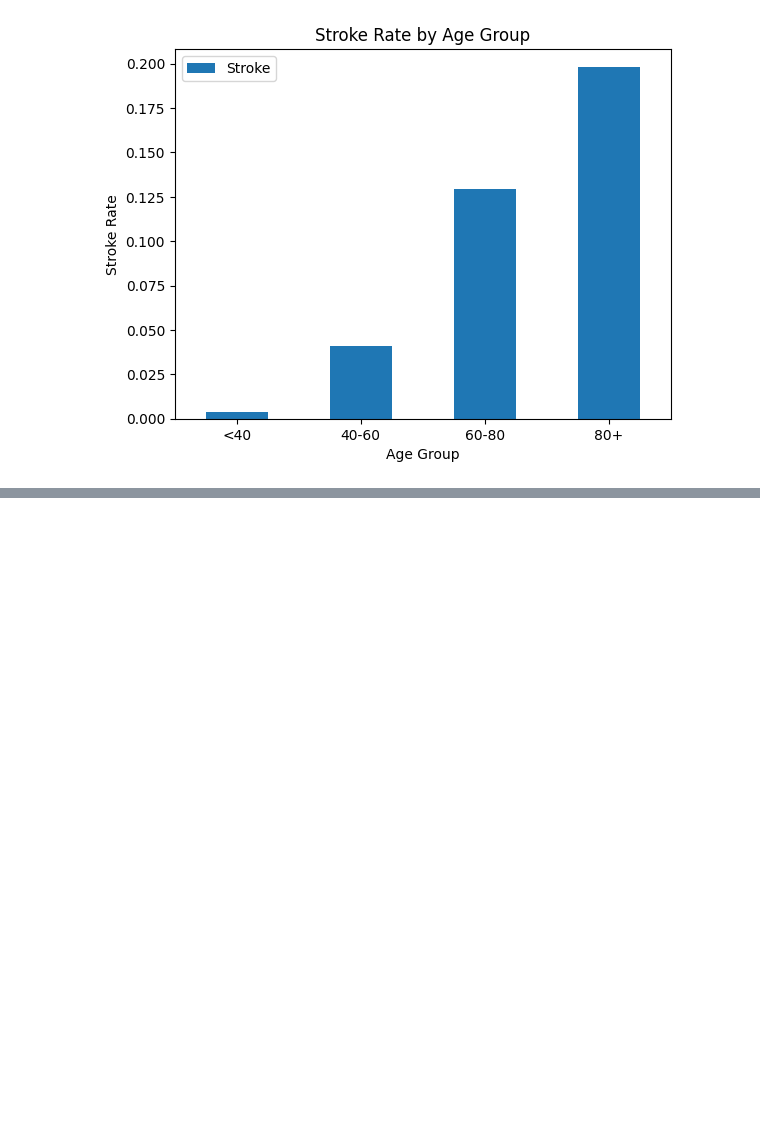
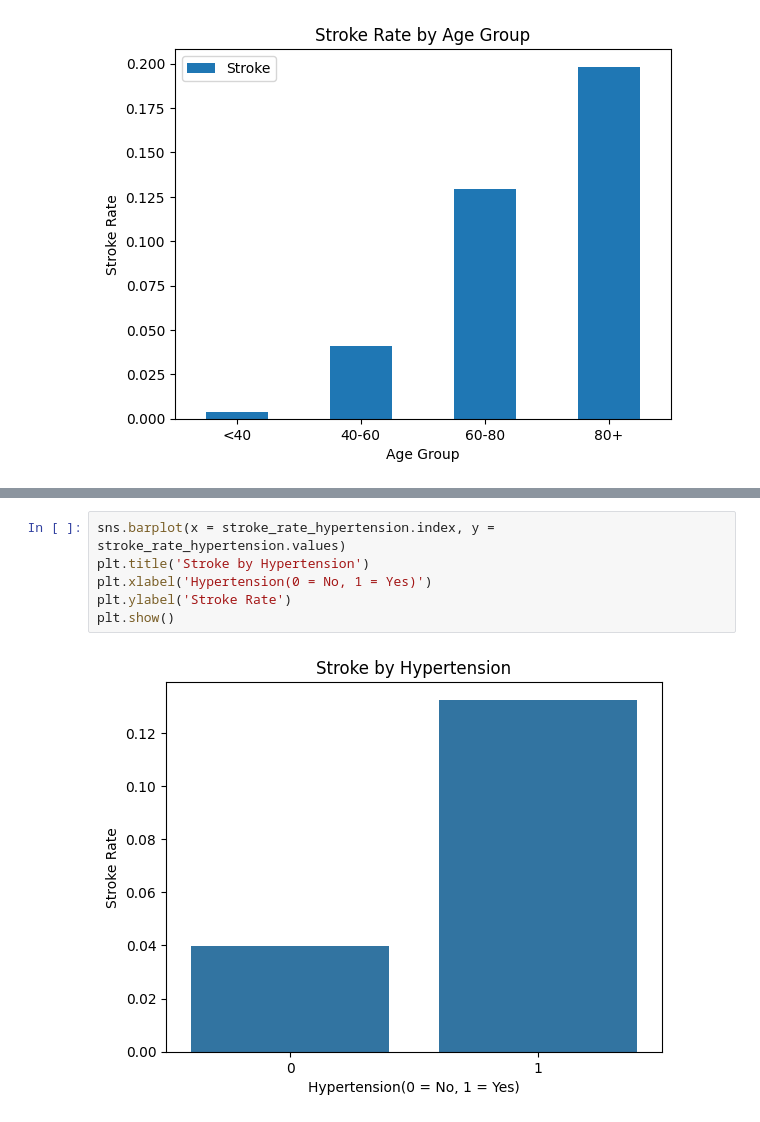
Before and after one commit to NovikovAnton-code/Stroke-Prediction-Course-Work, a Jupyter notebook: Stroke_Prediction.ipynb, the cells around one changed output, grey strips where cells are left out. Cells and saved outputs as stored; diff of their text form; blank space fills up the shorter version.

```diff
--- a/Stroke_Prediction.ipynb
+++ b/Stroke_Prediction.ipynb
@@ -232,0 +268,8 @@ plt.show();
+# %%
+sns.barplot(x = stroke_rate_hypertension.index, y = stroke_rate_hypertension.values)
+plt.title('Stroke by Hypertension')
+plt.xlabel('Hypertension(0 = No, 1 = Yes)')
+plt.ylabel('Stroke Rate')
+plt.show()
+# %% [output]
+[figure, added]
```
Also changed, not shown: parts of 29 cells of this notebook.
